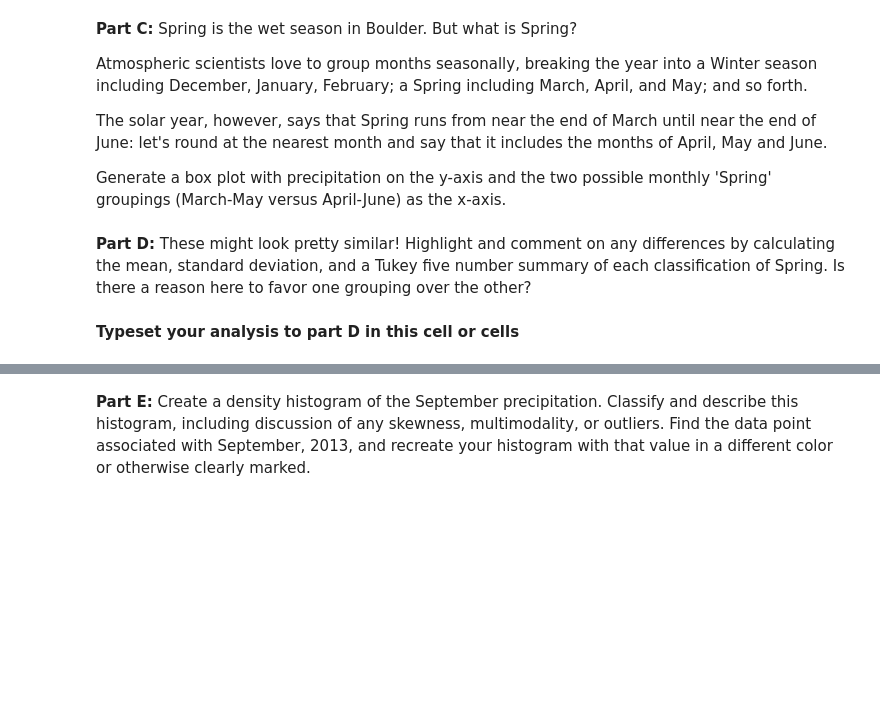
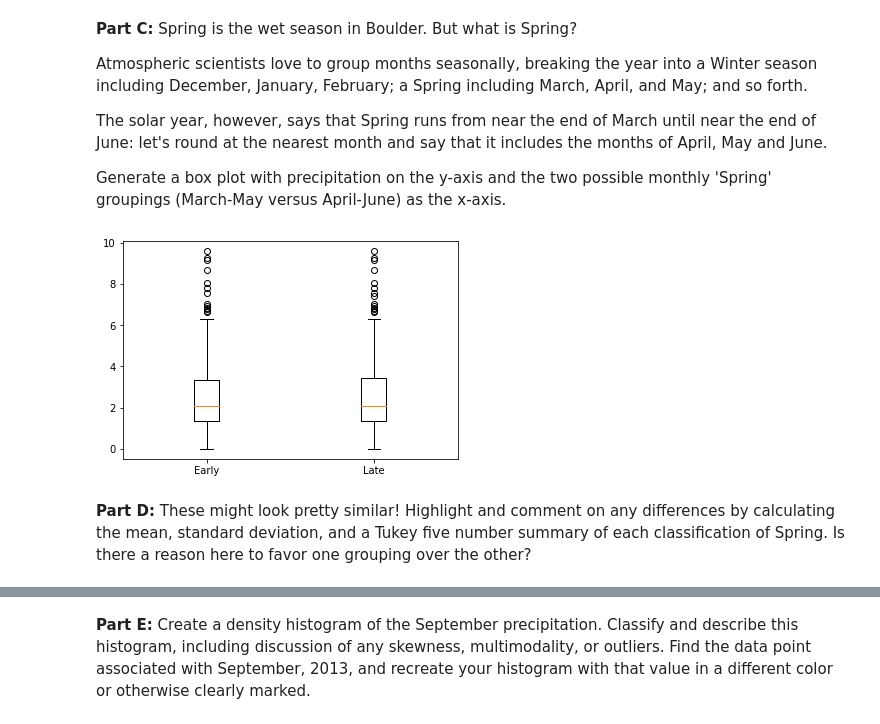
Before and after one commit to claytonjschneider/introtodatascience, a Jupyter notebook: HW2/HW2_Schneider_Clayton.ipynb, the cells around one changed output, grey strips where cells are left out. Cells and saved outputs as stored; diff of their text form; code cells hidden in the pictures; blank space fills up the shorter version.

```diff
--- a/HW2/HW2_Schneider_Clayton.ipynb
+++ b/HW2/HW2_Schneider_Clayton.ipynb
@@ -260,2 +264,32 @@ Generate a box plot with precipitation on the y-axis and the two possible monthl
+# %%
+# earlySpring = dfPrecip[['MAR', 'APR', 'MAY']]
+# earlySpring =
+earlySpring = []
+lateSpring = []
+
+for col in ['MAR', 'APR', 'MAY', 'JUN']:
+    if col == 'MAR':
+        for val in dfPrecip[col]:
+            earlySpring.append(float(val))
+    elif col == 'JUN':
+        for val in dfPrecip[col]:
+            lateSpring.append(float(val))
+    else:
+        for val in dfPrecip[col]:
+            earlySpring.append(float(val))
+            lateSpring.append(float(val))
+
+
+
+
+# earlySpring = dfPrecip[['MAR', 'APR', 'MAY']].apply(lambda row: '_'.join(row.values.astype(str)), axis=1)
+
+# earlySpring = dfPrecip[['APR', 'MAY', 'JUN']].apply(lambda row: '_'.join(row.values.astype(str)), axis=1)
+
+# lateSpring = dfPrecip[['APR', 'MAY', 'JUN']]
+
+fig2 = plt.boxplot([earlySpring, lateSpring], labels=['Early', 'Late'])
+# %% [output]
+[figure, added]
 # %% [markdown]
 **Part D:** These might look pretty similar!  Highlight and comment on any differences by calculating the mean, standard deviation, and a Tukey five number summary of each classification of Spring.  Is there a reason here to favor one grouping over the other?
@@ -264,2 +295,0 @@ Generate a box plot with precipitation on the y-axis and the two possible monthl
-# %% [markdown]
-**Typeset your analysis to part D in this cell or cells**
```
Also changed, not shown: parts of 8 cells of this notebook.
